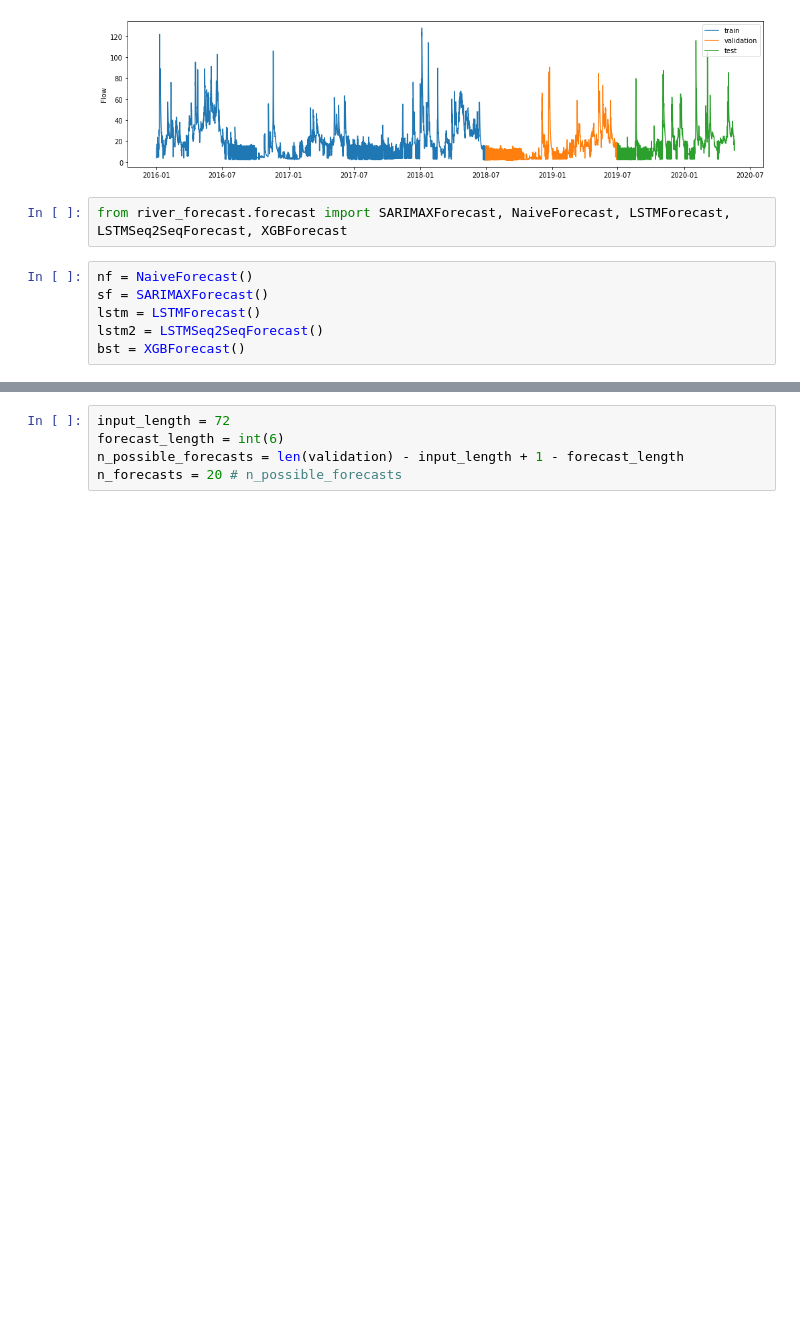
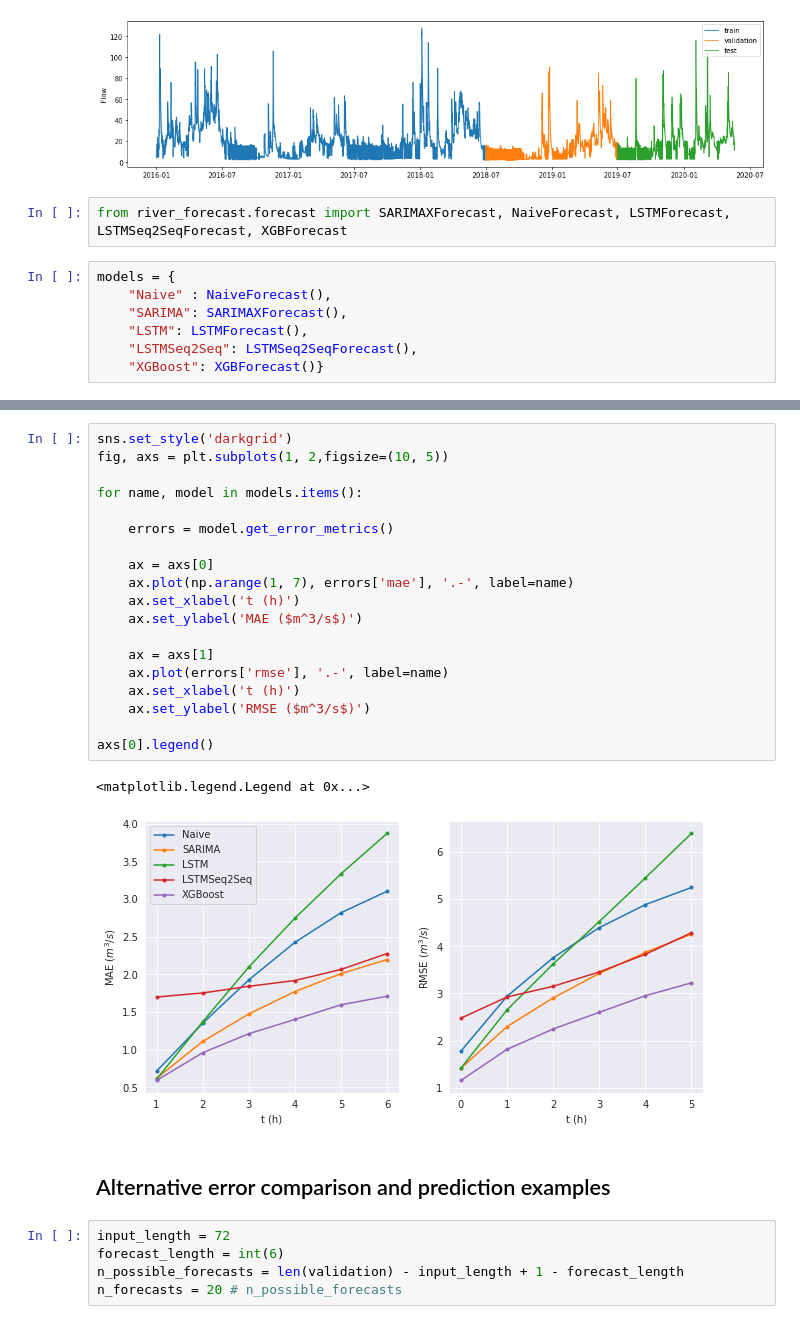
Before and after one commit to maxnolte/river_forecast, a Jupyter notebook: jupyter-notebooks/model-testing.ipynb, the cells around one changed output, grey strips where cells are left out. Saved outputs shown, nothing was run; the diff lists cells and outputs as text; blank space fills up the shorter version.

Commit message:
plotted error metrics

```diff
--- a/jupyter-notebooks/model-testing.ipynb
+++ b/jupyter-notebooks/model-testing.ipynb
@@ -28,9 +29,10 @@ Text(0, 0.5, 'Flow')
 # %%
 from river_forecast.forecast import SARIMAXForecast, NaiveForecast, LSTMForecast, LSTMSeq2SeqForecast, XGBForecast
 # %%
-nf = NaiveForecast()
-sf = SARIMAXForecast()
-lstm = LSTMForecast()
-lstm2 = LSTMSeq2SeqForecast()
-bst = XGBForecast()
+models = {
+    "Naive" : NaiveForecast(),
+    "SARIMA": SARIMAXForecast(),
+    "LSTM": LSTMForecast(),
+    "LSTMSeq2Seq": LSTMSeq2SeqForecast(),
+    "XGBoost": XGBForecast()}
 # %% [output]
@@ -53,3 +45,27 @@ Freq: H, dtype: float32
+# %%
+sns.set_style('darkgrid')
+fig, axs = plt.subplots(1, 2,figsize=(10, 5))
+
+for name, model in models.items():
+
+    errors = model.get_error_metrics()
+
+    ax = axs[0]
+    ax.plot(np.arange(1, 7), errors['mae'], '.-', label=name)
+    ax.set_xlabel('t (h)')
+    ax.set_ylabel('MAE ($m^3/s$)')
+
+    ax = axs[1]
+    ax.plot(errors['rmse'], '.-', label=name)
+    ax.set_xlabel('t (h)')
+    ax.set_ylabel('RMSE ($m^3/s$)')
+
+axs[0].legend()
+# %% [output]
+<matplotlib.legend.Legend at 0x...>
+[figure, added]
+# %% [markdown]
+## Alternative error comparison and prediction examples
 # %%
 input_length = 72
 forecast_length = int(6)
```
Also changed, not shown: parts of 12 cells of this notebook, 6 other files.
